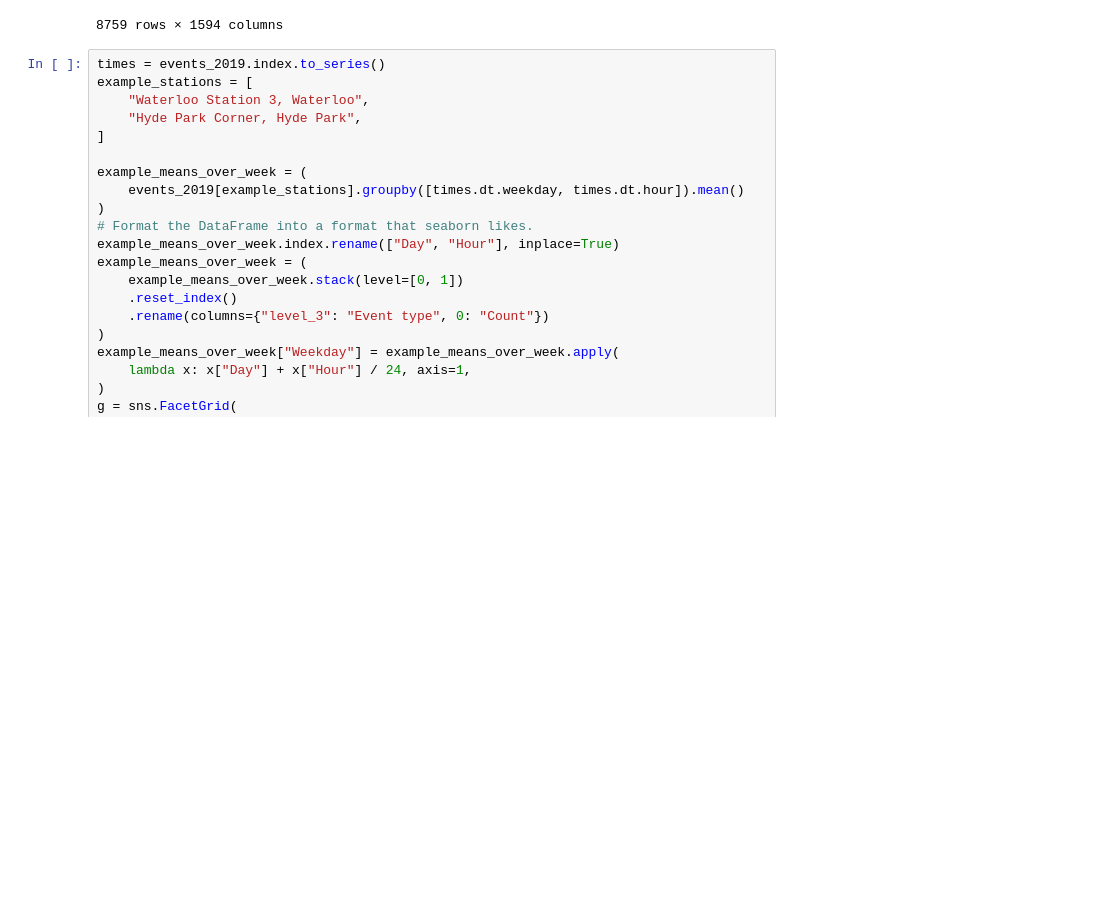
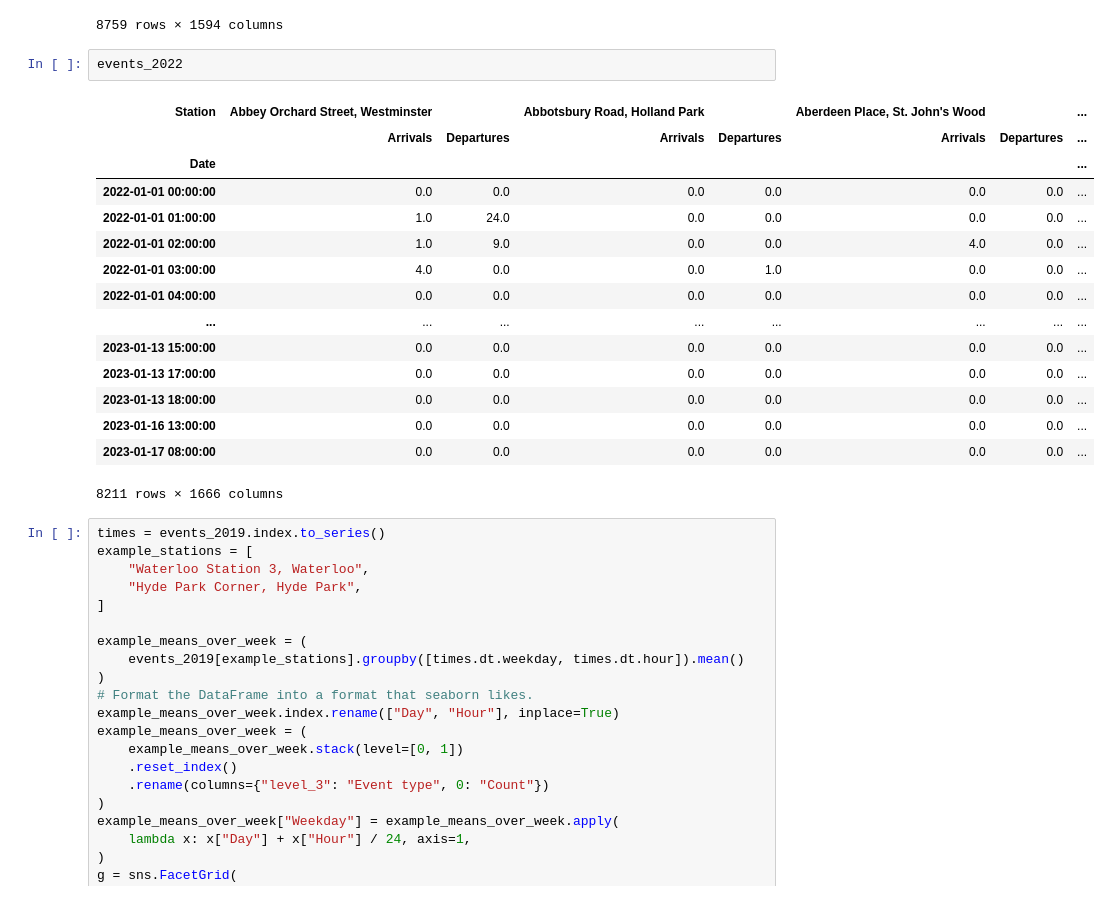
Before and after one commit to elrhmo/TfL_Bike_Analysis, a Jupyter notebook: analysis.ipynb, the cells around one changed output. Drawn from its saved outputs; the diff is of its cells as text; blank space fills up the shorter version.

```diff
--- a/analysis.ipynb
+++ b/analysis.ipynb
@@ -87,6 +96,24 @@ events_2019
 | 2019-12-31 22:00:00 | 7.0 | 4.0 | 0.0 | 0.0 | 0.0 | 0.0 | ... |
 | 2019-12-31 23:00:00 | 7.0 | 0.0 | 0.0 | 0.0 | 0.0 | 0.0 | ... |
 8759 rows × 1594 columns
+# %%
+events_2022
+# %% [output]
+| Station | Abbey Orchard Street, Westminster |  | Abbotsbury Road, Holland Park |  | Aberdeen Place, St. John's Wood |  | ... |
+|  | Arrivals | Departures | Arrivals | Departures | Arrivals | Departures | ... |
+| Date |  |  |  |  |  |  | ... |
+| 2022-01-01 00:00:00 | 0.0 | 0.0 | 0.0 | 0.0 | 0.0 | 0.0 | ... |
+| 2022-01-01 01:00:00 | 1.0 | 24.0 | 0.0 | 0.0 | 0.0 | 0.0 | ... |
+| 2022-01-01 02:00:00 | 1.0 | 9.0 | 0.0 | 0.0 | 4.0 | 0.0 | ... |
+| 2022-01-01 03:00:00 | 4.0 | 0.0 | 0.0 | 1.0 | 0.0 | 0.0 | ... |
+| 2022-01-01 04:00:00 | 0.0 | 0.0 | 0.0 | 0.0 | 0.0 | 0.0 | ... |
+| ... | ... | ... | ... | ... | ... | ... | ... |
+| 2023-01-13 15:00:00 | 0.0 | 0.0 | 0.0 | 0.0 | 0.0 | 0.0 | ... |
+| 2023-01-13 17:00:00 | 0.0 | 0.0 | 0.0 | 0.0 | 0.0 | 0.0 | ... |
+| 2023-01-13 18:00:00 | 0.0 | 0.0 | 0.0 | 0.0 | 0.0 | 0.0 | ... |
+| 2023-01-16 13:00:00 | 0.0 | 0.0 | 0.0 | 0.0 | 0.0 | 0.0 | ... |
+| 2023-01-17 08:00:00 | 0.0 | 0.0 | 0.0 | 0.0 | 0.0 | 0.0 | ... |
+8211 rows × 1666 columns
 # %%
 times = events_2019.index.to_series()
 example_stations = [
```
Also changed, not shown: parts of 3 cells of this notebook, 1 other file.
